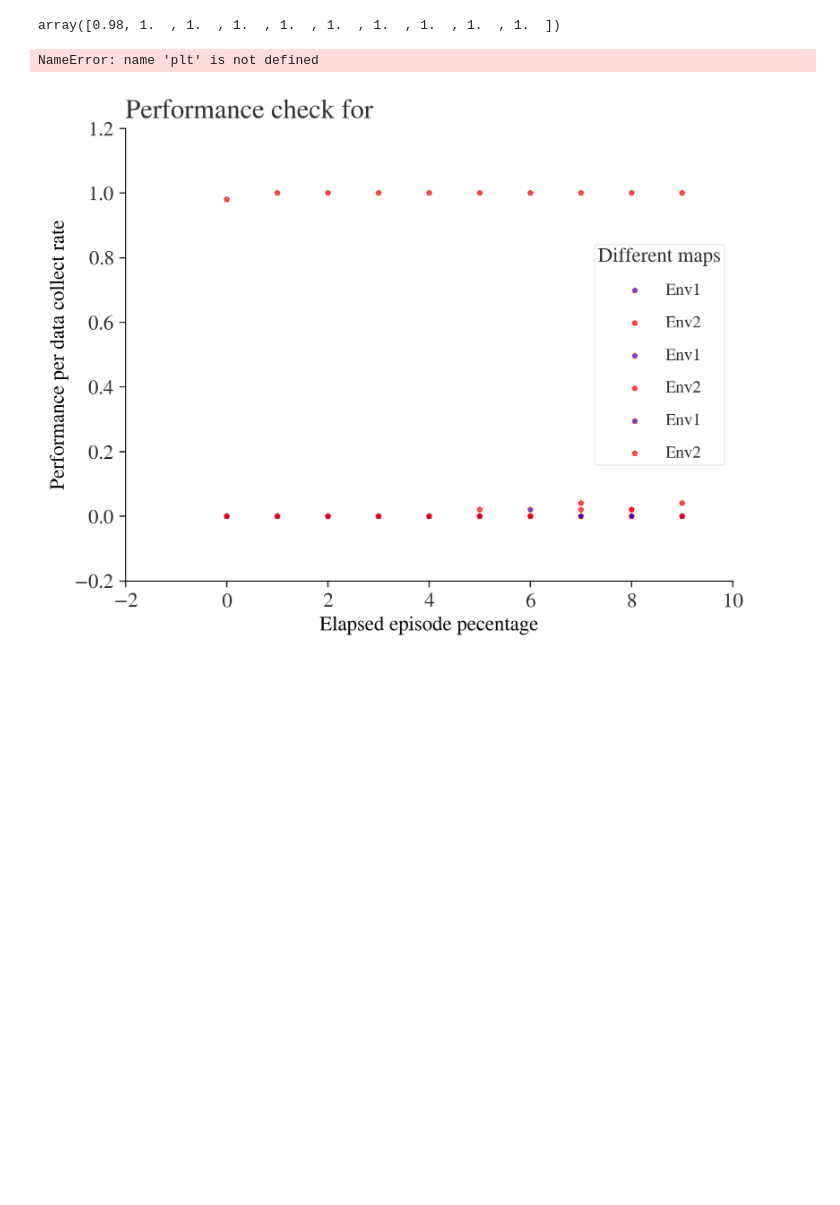
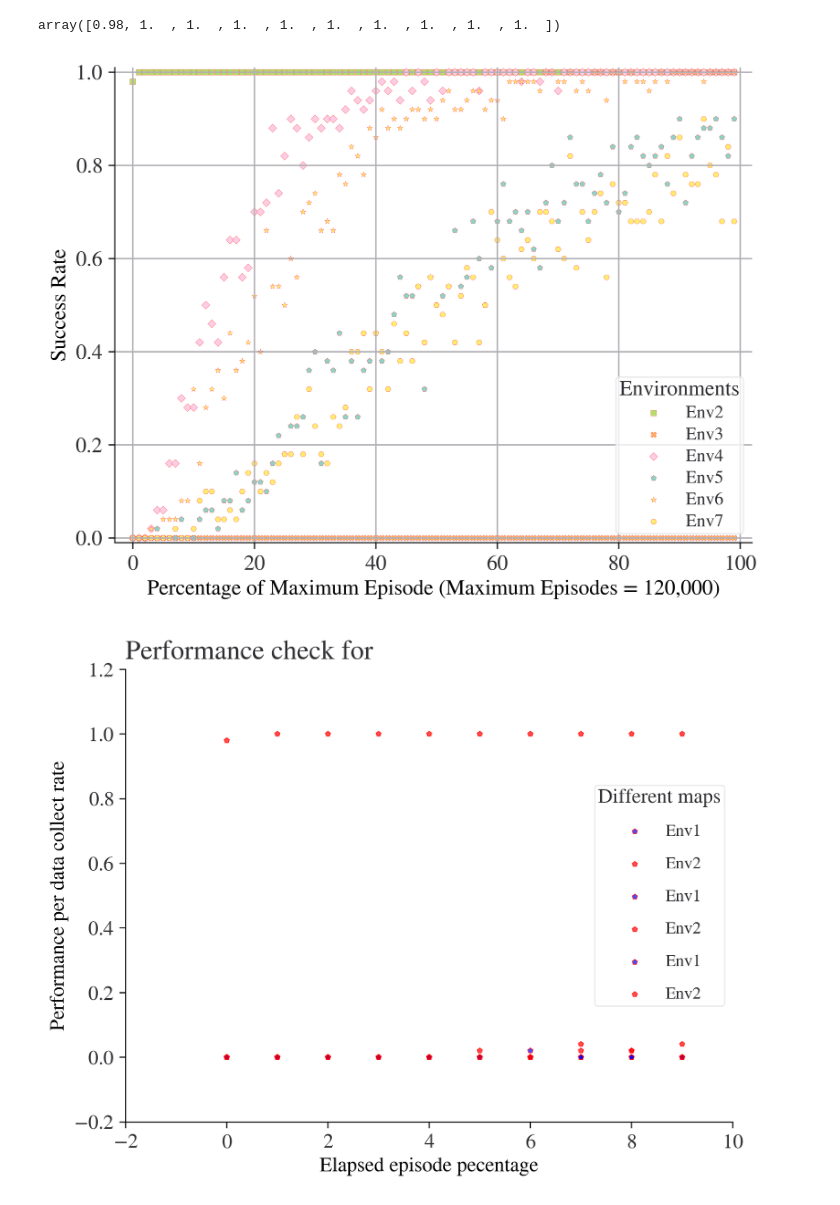
Before and after one commit to amirhnourian/Open_AI_Frozenlake, a Jupyter notebook: 6x6_map.ipynb, the cells around one changed output. Saved outputs shown, nothing was run; the diff lists cells and outputs as text; code cells hidden in the pictures; blank space fills up the shorter version.

Commit message:
plot reinvented
plot reinvented

```diff
--- a/6x6_map.ipynb
+++ b/6x6_map.ipynb
@@ -866,29 +866,41 @@ Error:
 success_list_1
 # %% [output]
 array([0.98, 1.  , 1.  , 1.  , 1.  , 1.  , 1.  , 1.  , 1.  , 1.  ])
-# %%
-fig, ax = plt.subplots()
-
-plt.style.use('plot_style.txt')
-
-plt.scatter(data_points_array,success_list_1,c='C1',edgecolor ="red",linewidths=0.1,marker='o',s=10, alpha=1,label='Env1')
-plt.scatter(data_points_array,success_list_2,c='C2',edgecolor ="red",linewidths=0.1,marker='s',s=10, alpha=1,label='Env2')
-plt.scatter(data_points_array,success_list_3,c='C3',edgecolor ="red",linewidths=0.1,marker='X',s=10, alpha=1,label='Env3')
-plt.scatter(data_points_array,success_list_4,c='C4',edgecolor ="red",linewidths=0.1,marker='D',s=10, alpha=1,label='Env4')
-plt.scatter(data_points_array,success_list_5,c='C5',edgecolor ="red",linewidths=0.1,marker='p',s=10, alpha=1,label='Env5')
-plt.scatter(data_points_array,success_list_6,c='C6',edgecolor ="red",linewidths=0.1,marker='*',s=10, alpha=1,label='Env6')
-plt.scatter(data_points_array,success_list_7,c='C6',edgecolor ="red",linewidths=0.1,marker='H',s=10, alpha=1,label='Env7')
-
-
-plt.xlabel('Elapsed Episode (%)')
-plt.ylabel('Performance per data collect rate')
-
-leg = ax.legend(scatterpoints=1, frameon=True, labelspacing=1, title='Environments')
-
-plt.grid()
-plt.show()
-# %% [output]
-NameError: name 'plt' is not defined
+# %%
+fig, ax = plt.subplots()
+
+plt.style.use('plot_style.txt')
+data_points = 100
+data_points_array = np.array(list(range(0,int(data_points))))
+#success_list_7 = [0.0, 1.0, 2.0, 3.0, 4.0, 5.0, 6.0, 7.0, 8.0, 9.0, 10.0, 11.0, 12.0, 13.0, 14.0, 15.0, 16.0, 17.0, 18.0, 19.0, 20.0, 21.0, 22.0, 23.0, 24.0, 25.0, 26.0, 27.0, 28.0, 29.0, 30.0, 31.0, 32.0, 33.0, 34.0, 35.0, 36.0, 37.0, 38.0, 39.0, 40.0, 41.0, 42.0, 43.0, 44.0, 45.0, 46.0, 47.0, 48.0, 49.0, 50.0, 51.0, 52.0, 53.0, 54.0, 55.0, 56.0, 57.0, 58.0, 59.0, 60.0, 61.0, 62.0, 63.0, 64.0, 65.0, 66.0, 67.0, 68.0, 69.0, 70.0, 71.0, 72.0, 73.0, 74.0, 75.0, 76.0, 77.0, 78.0, 79.0, 80.0, 81.0, 82.0, 83.0, 84.0, 85.0, 86.0, 87.0, 88.0, 89.0, 90.0, 91.0, 92.0, 93.0, 94.0, 95.0, 96.0, 97.0, 98.0, 99.0]
+success_list_2 = [0.98, 1.0, 1.0, 1.0, 1.0, 1.0, 1.0, 1.0, 1.0, 1.0, 1.0, 1.0, 1.0, 1.0, 1.0, 1.0, 1.0, 1.0, 1.0, 1.0, 1.0, 1.0, 1.0, 1.0, 1.0, 1.0, 1.0, 1.0, 1.0, 1.0, 1.0, 1.0, 1.0, 1.0, 1.0, 1.0, 1.0, 1.0, 1.0, 1.0, 1.0, 1.0, 1.0, 1.0, 1.0, 1.0, 1.0, 1.0, 1.0, 1.0, 1.0, 1.0, 1.0, 1.0, 1.0, 1.0, 1.0, 1.0, 1.0, 1.0, 1.0, 1.0, 1.0, 1.0, 1.0, 1.0, 1.0, 1.0, 1.0, 1.0, 1.0, 1.0, 1.0, 1.0, 1.0, 1.0, 1.0, 1.0, 1.0, 1.0, 1.0, 1.0, 1.0, 1.0, 1.0, 1.0, 1.0, 1.0, 1.0, 1.0, 1.0, 1.0, 1.0, 1.0, 1.0, 1.0, 1.0, 1.0, 1.0, 1.0]
+success_list_3 = [0.0, 0.0, 0.0, 0.0, 0.0, 0.0, 0.0, 0.0, 0.0, 0.0, 0.0, 0.0, 0.0, 0.0, 0.0, 0.0, 0.0, 0.0, 0.0, 0.0, 0.0, 0.0, 0.0, 0.0, 0.0, 0.0, 0.0, 0.0, 0.0, 0.0, 0.0, 0.0, 0.0, 0.0, 0.0, 0.0, 0.0, 0.0, 0.0, 0.0, 0.0, 0.0, 0.0, 0.0, 0.0, 0.0, 0.0, 0.0, 0.0, 0.0, 0.0, 0.0, 0.0, 0.0, 0.0, 0.0, 0.0, 0.0, 0.0, 0.0, 0.0, 0.0, 0.0, 0.0, 0.0, 0.0, 0.0, 0.0, 0.0, 0.0, 0.0, 0.0, 0.0, 0.0, 0.0, 0.0, 0.0, 0.0, 0.0, 0.0, 0.0, 0.0, 0.0, 0.0, 0.0, 0.0, 0.0, 0.0, 0.0, 0.0, 0.0, 0.0, 0.0, 0.0, 0.0, 0.0, 0.0, 0.0, 0.0, 0.0]
+success_list_4 = [0.0, 0.0, 0.0, 0.02, 0.06, 0.06, 0.16, 0.16, 0.3, 0.28, 0.28, 0.42, 0.5, 0.46, 0.42, 0.56, 0.64, 0.64, 0.56, 0.58, 0.7, 0.7, 0.72, 0.88, 0.74, 0.82, 0.9, 0.88, 0.8, 0.86, 0.9, 0.88, 0.9, 0.9, 0.88, 0.92, 0.96, 0.94, 0.92, 0.94, 0.96, 0.98, 0.96, 0.98, 0.94, 1.0, 0.96, 1.0, 0.98, 0.94, 1.0, 0.96, 1.0, 1.0, 1.0, 1.0, 1.0, 0.96, 1.0, 1.0, 1.0, 1.0, 1.0, 1.0, 0.98, 1.0, 1.0, 0.98, 1.0, 1.0, 0.96, 1.0, 1.0, 1.0, 1.0, 1.0, 1.0, 1.0, 1.0, 1.0, 1.0, 1.0, 1.0, 1.0, 1.0, 1.0, 1.0, 1.0, 1.0, 1.0, 1.0, 1.0, 1.0, 1.0, 1.0, 1.0, 1.0, 1.0, 1.0, 1.0]
+success_list_5 = [0.0, 0.0, 0.0, 0.0, 0.02, 0.0, 0.0, 0.0, 0.04, 0.0, 0.0, 0.04, 0.06, 0.06, 0.02, 0.08, 0.08, 0.14, 0.06, 0.08, 0.12, 0.12, 0.1, 0.16, 0.22, 0.18, 0.24, 0.24, 0.26, 0.36, 0.4, 0.16, 0.38, 0.36, 0.44, 0.26, 0.38, 0.26, 0.36, 0.38, 0.44, 0.38, 0.4, 0.48, 0.56, 0.52, 0.52, 0.54, 0.32, 0.56, 0.5, 0.52, 0.54, 0.66, 0.54, 0.56, 0.68, 0.6, 0.5, 0.58, 0.68, 0.76, 0.68, 0.7, 0.66, 0.7, 0.62, 0.58, 0.72, 0.8, 0.68, 0.72, 0.86, 0.76, 0.76, 0.68, 0.74, 0.78, 0.72, 0.84, 0.7, 0.74, 0.84, 0.86, 0.82, 0.8, 0.82, 0.84, 0.76, 0.86, 0.9, 0.72, 0.82, 0.86, 0.88, 0.88, 0.9, 0.86, 0.82, 0.9]
+success_list_6 = [0.0, 0.0, 0.0, 0.02, 0.0, 0.04, 0.04, 0.04, 0.08, 0.08, 0.32, 0.16, 0.28, 0.32, 0.36, 0.3, 0.44, 0.36, 0.38, 0.42, 0.52, 0.4, 0.66, 0.54, 0.54, 0.5, 0.6, 0.56, 0.7, 0.72, 0.74, 0.66, 0.68, 0.66, 0.78, 0.76, 0.84, 0.82, 0.78, 0.88, 0.86, 0.92, 0.88, 0.9, 0.88, 0.9, 0.92, 0.92, 0.9, 0.92, 0.9, 0.94, 0.96, 0.92, 0.92, 0.94, 0.96, 0.96, 0.92, 0.94, 0.94, 0.9, 0.98, 0.98, 0.98, 0.98, 0.98, 0.96, 1.0, 1.0, 0.98, 0.98, 1.0, 0.96, 0.98, 0.96, 1.0, 1.0, 0.94, 1.0, 1.0, 0.98, 1.0, 0.98, 0.98, 0.96, 0.98, 1.0, 0.98, 1.0, 1.0, 1.0, 1.0, 1.0, 0.98, 1.0, 1.0, 1.0, 1.0, 1.0]
+success_list_7 = [0.0, 0.0, 0.0, 0.0, 0.0, 0.0, 0.0, 0.02, 0.0, 0.0, 0.02, 0.08, 0.1, 0.1, 0.04, 0.04, 0.06, 0.04, 0.1, 0.14, 0.16, 0.1, 0.14, 0.12, 0.16, 0.18, 0.18, 0.26, 0.18, 0.32, 0.24, 0.18, 0.16, 0.26, 0.24, 0.28, 0.4, 0.4, 0.44, 0.32, 0.44, 0.4, 0.32, 0.46, 0.38, 0.44, 0.38, 0.54, 0.42, 0.56, 0.5, 0.48, 0.54, 0.42, 0.52, 0.58, 0.56, 0.42, 0.5, 0.7, 0.64, 0.6, 0.56, 0.54, 0.62, 0.64, 0.6, 0.7, 0.7, 0.68, 0.62, 0.6, 0.82, 0.58, 0.7, 0.64, 0.7, 0.74, 0.56, 0.76, 0.72, 0.72, 0.68, 0.68, 0.68, 0.7, 0.78, 0.68, 0.82, 0.74, 0.86, 0.78, 0.76, 0.76, 0.9, 0.8, 0.78, 0.68, 0.84, 0.68]
+
+plt.margins(0.03,0.01)
+
+
+#plt.scatter(data_points_array,success_list_1,c='C2',edgecolor ="red",linewidths=0.1,marker='s',s=10, alpha=1,label='Env1')
+plt.scatter(data_points_array,success_list_2,c='C2',edgecolor ="red",linewidths=0.1,marker='s',s=10, alpha=1,label='Env2')
+plt.scatter(data_points_array,success_list_3,c='C3',edgecolor ="red",linewidths=0.1,marker='X',s=10, alpha=1,label='Env3')
+plt.scatter(data_points_array,success_list_4,c='C4',edgecolor ="red",linewidths=0.1,marker='D',s=10, alpha=1,label='Env4')
+plt.scatter(data_points_array,success_list_5,c='C5',edgecolor ="red",linewidths=0.1,marker='p',s=10, alpha=1,label='Env5')
+plt.scatter(data_points_array,success_list_6,c='C6',edgecolor ="red",linewidths=0.1,marker='*',s=10, alpha=1,label='Env6')
+plt.scatter(data_points_array,success_list_7,c='C6',edgecolor ="red",linewidths=0.1,marker='H',s=10, alpha=1,label='Env7')
+
+
+plt.xlabel('Percentage of Maximum Episode (Maximum Episodes = 120,000)')
+plt.ylabel('Success Rate')
+
+leg = ax.legend(scatterpoints=1, frameon=True, labelspacing=0.3, title='Environments')
+
+plt.grid()
+plt.show()
+# %% [output]
+[figure, added]
 # %%
 import matplotlib.pyplot as plt
 import matplotlib as mpl
```
Also changed, not shown: 2 other files.
